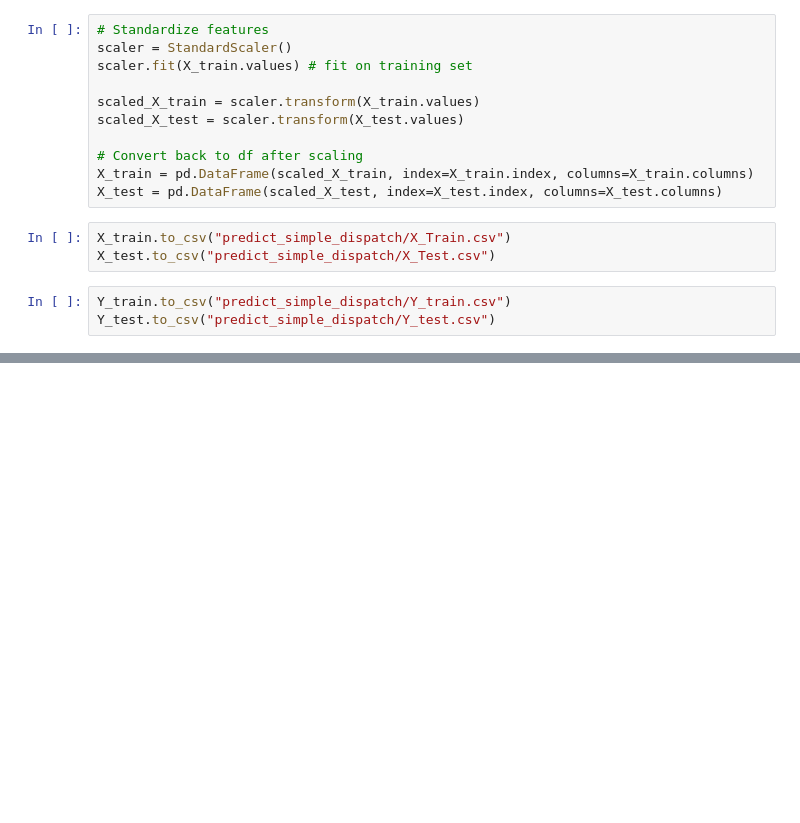
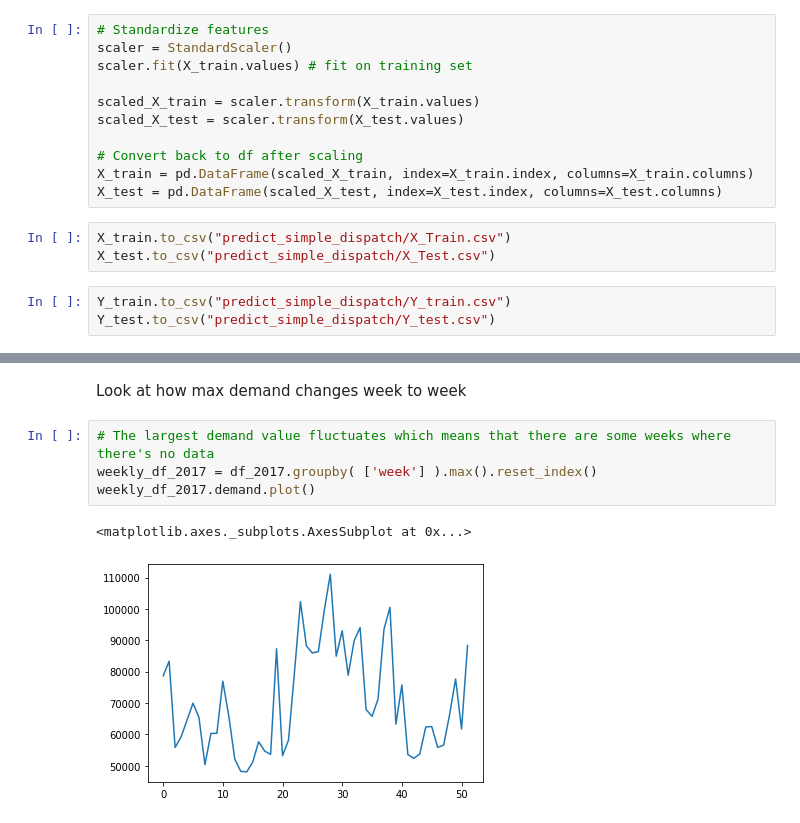
Before and after one commit to amy-wang/thesis2, a Jupyter notebook: data/Simple Dispatch Output.ipynb, the cells around one changed output, grey strips where cells are left out. Saved outputs shown, nothing was run; the diff lists cells and outputs as text; blank space fills up the shorter version.

```diff
--- a/data/Simple Dispatch Output.ipynb
+++ b/data/Simple Dispatch Output.ipynb
@@ -322,0 +230,9 @@ Y_test.to_csv("predict_simple_dispatch/Y_test.csv")
+# %% [markdown]
+Look at how max demand changes week to week
+# %%
+# The largest demand value fluctuates which means that there are some weeks where there's no data
+weekly_df_2017 = df_2017.groupby( ['week'] ).max().reset_index()
+weekly_df_2017.demand.plot()
+# %% [output]
+<matplotlib.axes._subplots.AxesSubplot at 0x...>
+[figure, added]
```
Also changed, not shown: parts of 51 cells of this notebook, 3 other files.
